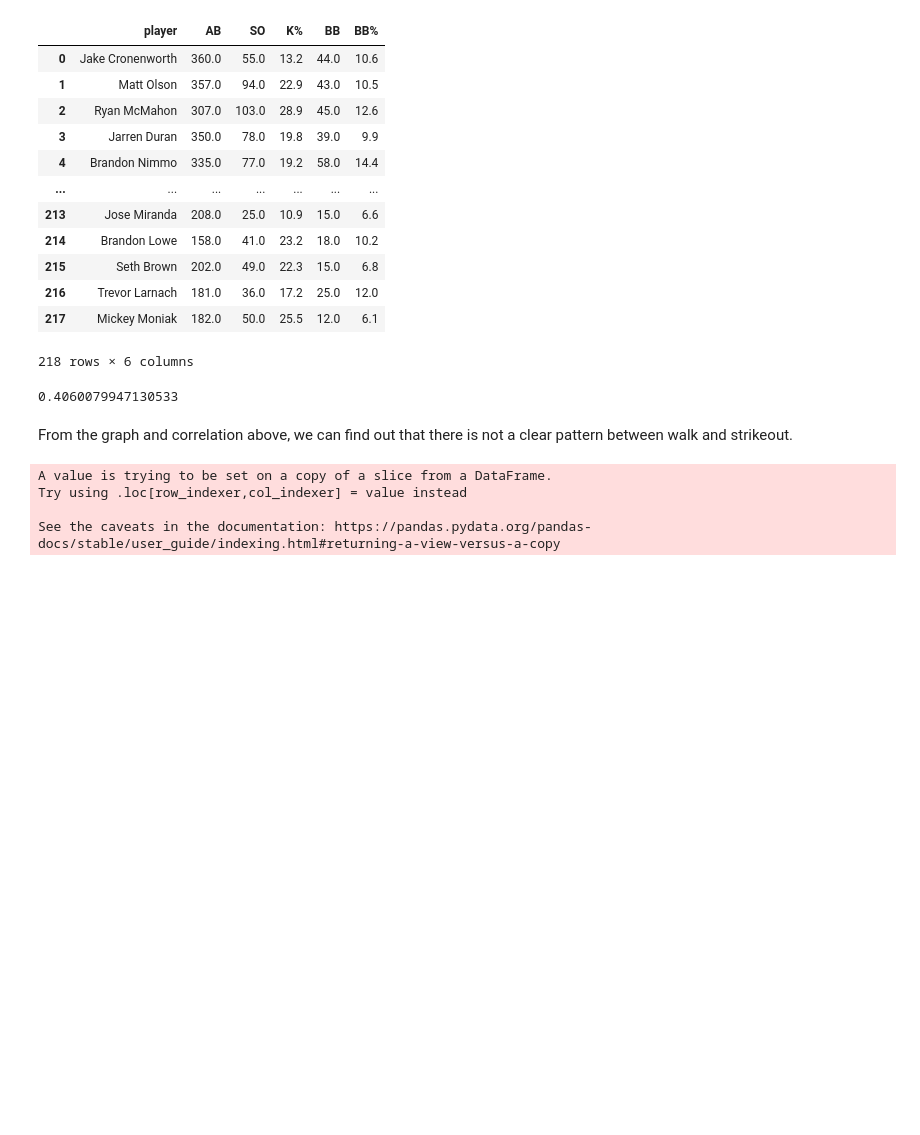
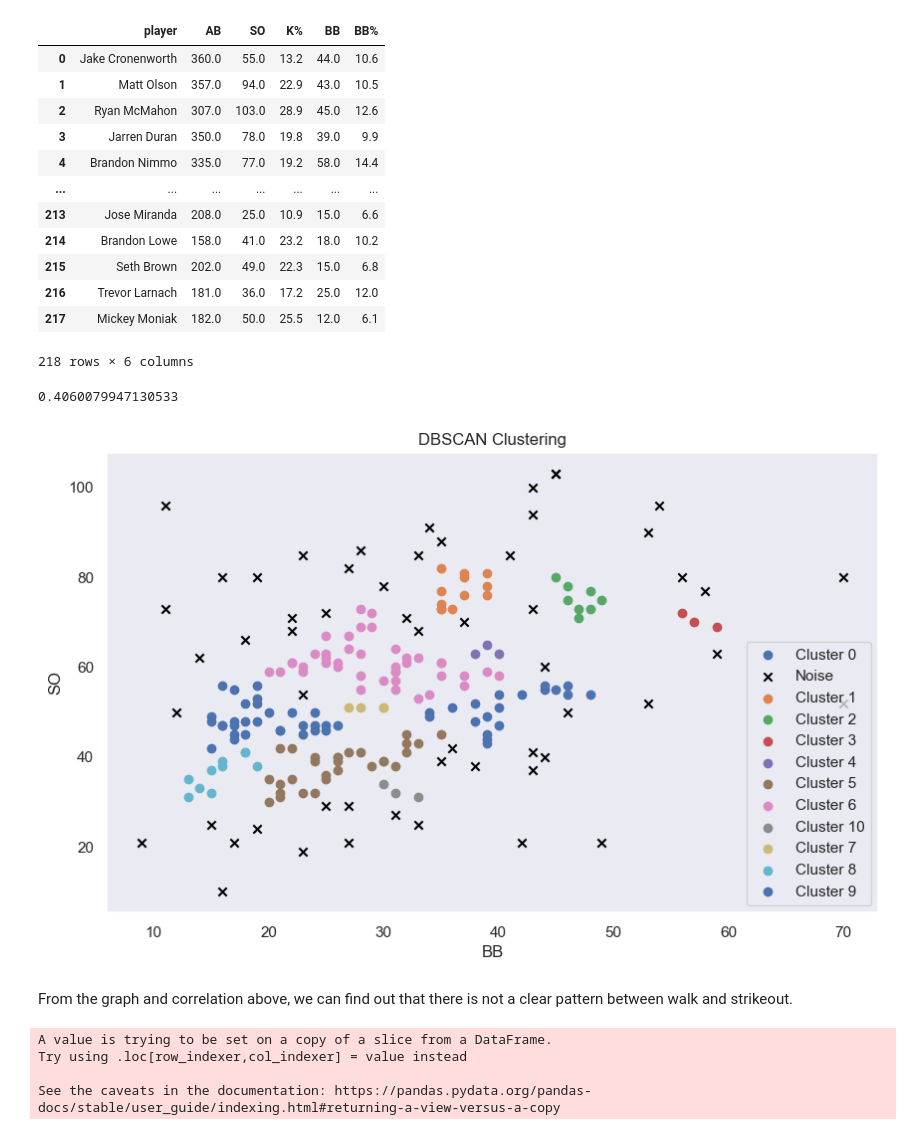
Before and after one commit to briandeng030216/MLB-Hitting-Analysis, a Jupyter notebook: main.ipynb, the cells around one changed output. Cells and saved outputs as stored; diff of their text form; code cells hidden in the pictures; blank space fills up the shorter version.

```diff
--- a/main.ipynb
+++ b/main.ipynb
@@ -352,6 +359,10 @@ func.x_y_scatter(disc_df, "BB", "SO")
 print(disc_df["BB"].corr(disc_df["SO"]))
 # %% [output]
 0.4060079947130533
+# %%
+func.DBSCAN_alg(disc_df, "BB", "SO", 3)
+# %% [output]
+[figure, added]
 # %% [markdown]
 From the graph and correlation above, we can find out that there is not a clear pattern between walk and strikeout.
 # %%
```
Also changed, not shown: parts of 8 cells of this notebook, 1 other file.
